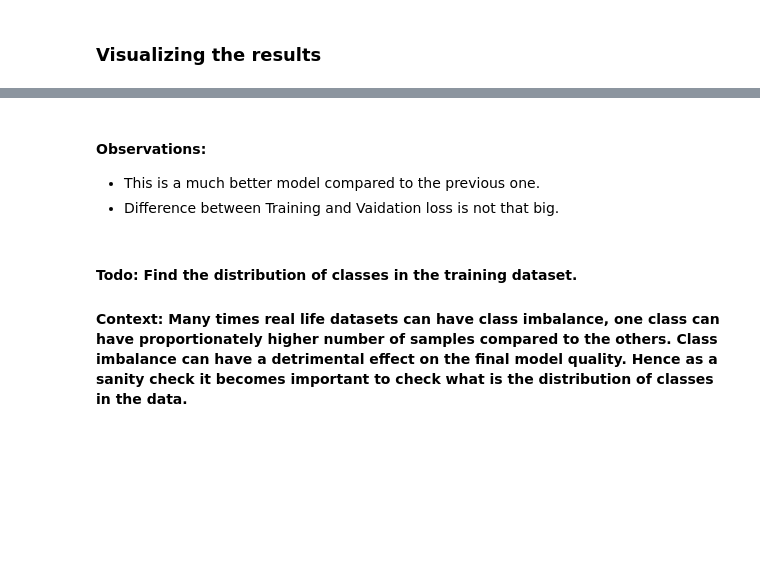
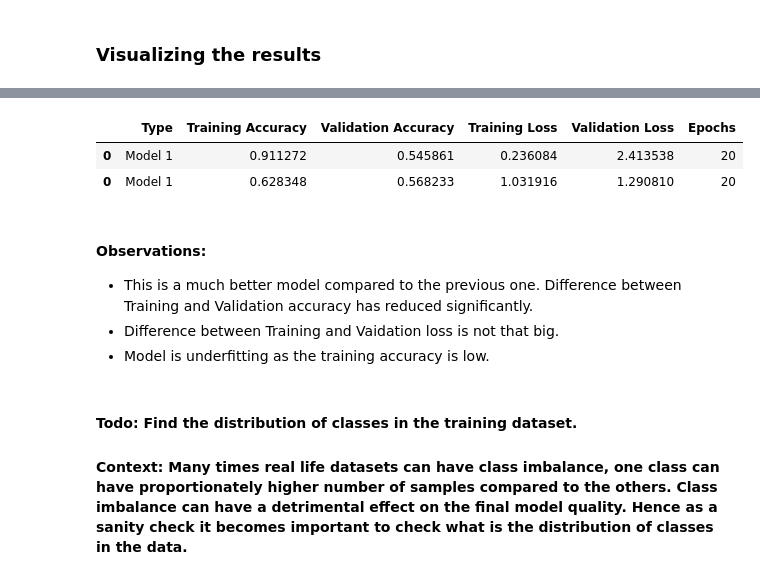
Before and after one commit to bappa-2000/cnn_assignment, a Jupyter notebook: CNN_Assignment.ipynb, the cells around one changed output, grey strips where cells are left out. Cells and saved outputs as stored; diff of their text form; code cells hidden in the pictures; blank space fills up the shorter version.

```diff
--- a/CNN_Assignment.ipynb
+++ b/CNN_Assignment.ipynb
@@ -175,8 +185,12 @@ val_ds = val_ds.cache().prefetch(buffer_size=AUTOTUNE)
 ### Your code goes here
 num_classes = 9
 
+# Build Normalization layer by rescaling between 0-1, lets also specify input shape with 180x180x3 as we will be using this in all future layers
+normalization_layer = layers.experimental.preprocessing.Rescaling(1./255,input_shape=(img_height, img_width, 3))
+
+# Build sequential model with 3 conv layers with 16, 32 and 64 filters, 3 max pooling, flatten the layer,  build a dense layer of 128 and conclude with softmax function layer
 model = Sequential([
-  layers.experimental.preprocessing.Rescaling(1./255, input_shape=(img_height, img_width, 3)),
+  normalization_layer,
   layers.Conv2D(16, 3, padding='same', activation='relu'),
   layers.MaxPooling2D(),
   layers.Conv2D(32, 3, padding='same', activation='relu'),
@@ -185,7 +199,7 @@ model = Sequential([
   layers.MaxPooling2D(),
   layers.Flatten(),
   layers.Dense(128, activation='relu'),
-  layers.Dense(num_classes)
+  layers.Dense(num_classes,activation='softmax')
 ])
 # %% [markdown]
 ### Compile the model
@@ -271,0 +291,8 @@ plt.show()
+# %%
+# Lets store the final accuracy in a dataframe for the consecutive training
+acc = history.history['accuracy']
+val_acc = history.history['val_accuracy']
+loss = history.history['loss']
+val_loss = history.history['val_loss']
+accuracy_history_df = pd.DataFrame(data=[{"Type":"Model 1","Training Accuracy":acc[-1],"Validation Accuracy":val_acc[-1],"Training Loss":loss[-1],"Validation Loss":val_loss[-1],"Epochs":epochs}])
+accuracy_history_df
@@ -387,7 +399,20 @@ plt.show()
+# %%
+# Lets store the final accuracy in a dataframe for the consecutive training
+acc = history.history['accuracy']
+val_acc = history.history['val_accuracy']
+loss = history.history['loss']
+val_loss = history.history['val_loss']
+accuracy_history_df = accuracy_history_df.append([{"Type":"Model 2","Training Accuracy":acc[-1],"Validation Accuracy":val_acc[-1],"Training Loss":loss[-1],"Validation Loss":val_loss[-1],"Epochs":epochs}])
+accuracy_history_df
+# %% [output]
+|  | Type | Training Accuracy | Validation Accuracy | Training Loss | Validation Loss | Epochs |
+| 0 | Model 1 | 0.911272 | 0.545861 | 0.236084 | 2.413538 | 20 |
+| 0 | Model 1 | 0.628348 | 0.568233 | 1.031916 | 1.290810 | 20 |
 # %% [markdown]
 #### Observations:
-*   This is a much better model compared to the previous one.
+*   This is a much better model compared to the previous one. Difference between Training and Validation accuracy has reduced significantly.
 *   Difference between Training and Vaidation loss is not that big.
+*   Model is underfitting as the training accuracy is low.
 # %% [markdown]
 #### **Todo:** Find the distribution of classes in the training dataset.
 #### **Context:** Many times real life datasets can have class imbalance, one class can have proportionately higher number of samples compared to the others. Class imbalance can have a detrimental effect on the final model quality. Hence as a sanity check it becomes important to check what is the distribution of classes in the data.
```
Also changed, not shown: parts of 36 cells of this notebook.
